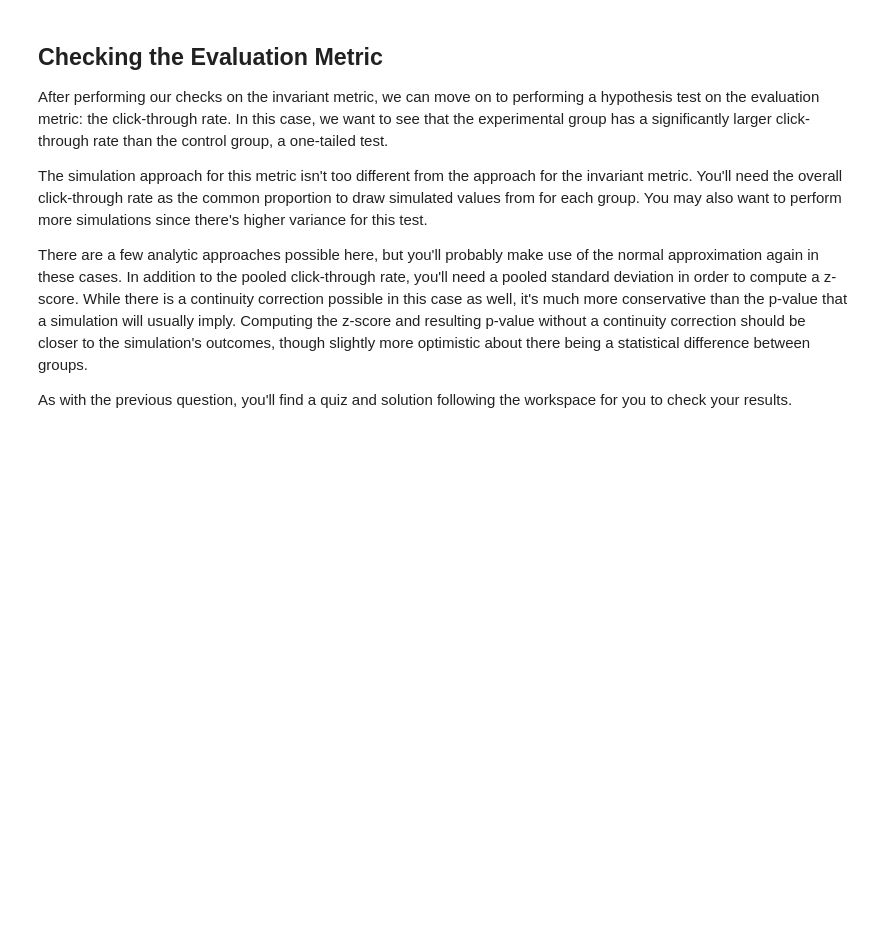
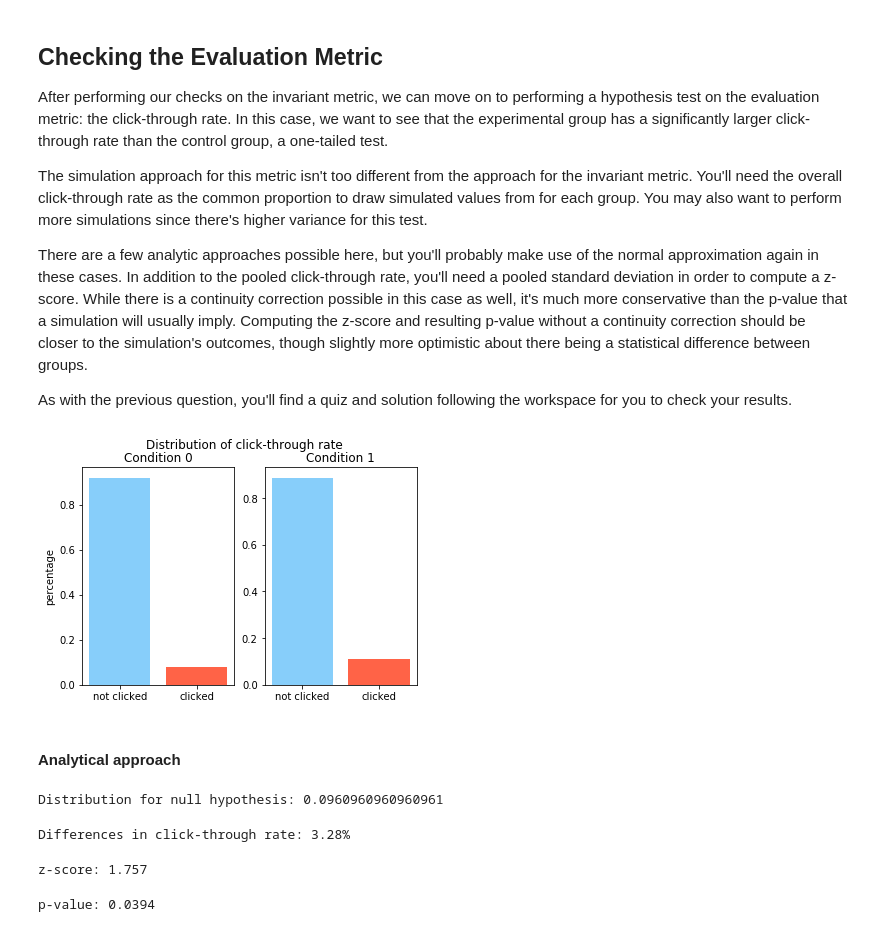
Before and after one commit to huli/dsnd, a Jupyter notebook: experimental-design/L2_Statistical_Significance.ipynb, the cells around one changed output. Drawn from its saved outputs; the diff is of its cells as text; code cells hidden in the pictures; blank space fills up the shorter version.

Commit message:
Calculate analytical approach for evaluation metric

```diff
--- a/experimental-design/L2_Statistical_Significance.ipynb
+++ b/experimental-design/L2_Statistical_Significance.ipynb
@@ -110,0 +123,45 @@ As with the previous question, you'll find a quiz and solution following the wor
+# %%
+# Draw distributions of click-through rate
+fig, ax = plt.subplots(nrows=1, ncols=2)
+ax[0].bar(['not clicked', 'clicked'], data[data['condition'] == 0]['click'].value_counts() / len(data[data['condition'] == 0]),
+          color=['lightskyblue', 'tomato'])
+ax[0].set_title('Condition 0')
+ax[0].set_ylabel('percentage')
+ax[1].bar(['not clicked', 'clicked'], data[data['condition'] == 1]['click'].value_counts() / len(data[data['condition'] == 1]),
+          color=['lightskyblue', 'tomato'])
+ax[1].set_title('Condition 1')
+plt.suptitle('Distribution of click-through rate')
+plt.show()
+# %% [output]
+[figure, added]
+# %% [markdown]
+#### Analytical approach
+# %%
+# Calculate Null Hypothesis
+n_cond0 = data.groupby('condition').size()[0]
+n_cond1 = data.groupby('condition').size()[1]
+p_null = data['click'].mean()
+print('Distribution for null hypothesis: {}'.format(p_null))
+# %% [output]
+Distribution for null hypothesis: 0.0960960960960961
+# %%
+# Calculate differences in percentage
+clicks_by_condition = data.groupby('condition').mean()['click']
+clicks_0 = clicks_by_condition[0]
+clicks_1 = clicks_by_condition[1]
+print('Differences in click-through rate: {:.2f}%'.format(np.abs((clicks_0 - clicks_1) * 100)))
+# %% [output]
+Differences in click-through rate: 3.28%
+# %%
+# Calculate standard error, z-score and p-value
+se_p = np.sqrt(p_null * (1-p_null) * (1/n_cond0 + 1/n_cond1))
+
+z_score = (clicks_1 - clicks_0) / se_p
+print('z-score: {:.4}'.format(z_score))
+# %% [output]
+z-score: 1.757
+# %%
+p_value = 1- stats.norm.cdf(z_score)
+print('p-value: {:.3}'.format(p_value))
+# %% [output]
+p-value: 0.0394
```
Also changed, not shown: parts of 3 cells of this notebook.
